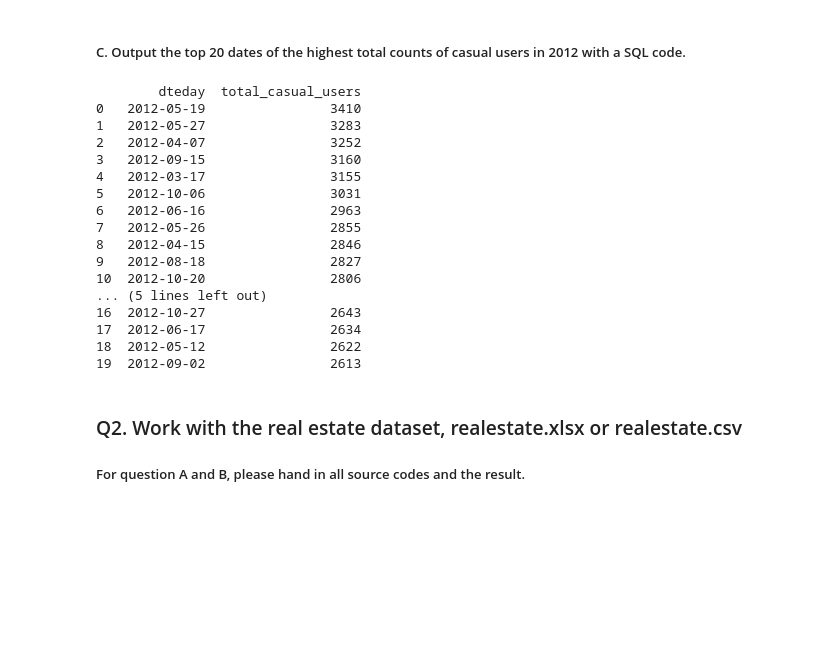
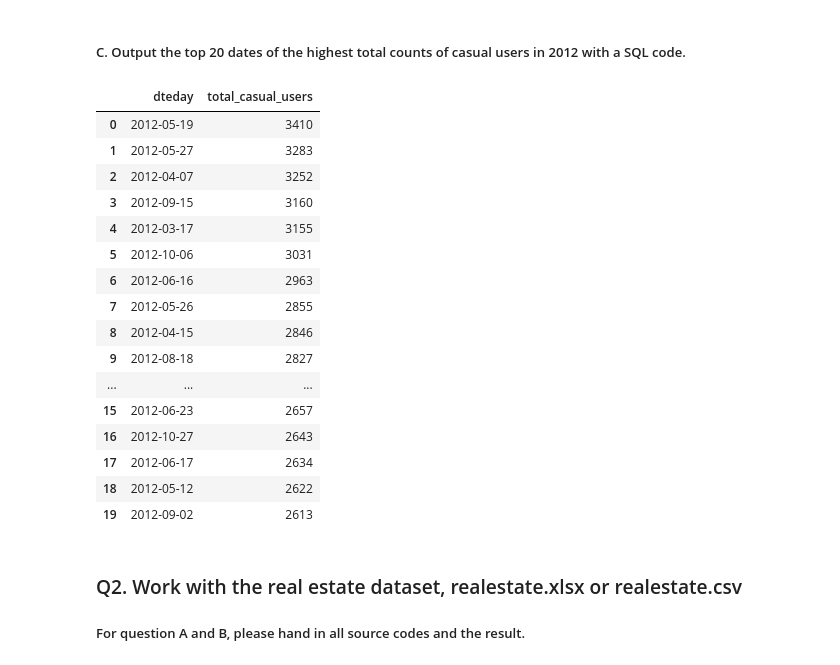
Before and after one commit to Rui-yu23/MBS-Final-exam, a Jupyter notebook: Final exam- Big data & quantitative methods.ipynb, the cells around one changed output. Drawn from its saved outputs; the diff is of its cells as text; code cells hidden in the pictures; blank space fills up the shorter version.

```diff
--- a/Final exam- Big data & quantitative methods.ipynb
+++ b/Final exam- Big data & quantitative methods.ipynb
@@ -78,26 +78,26 @@ df_top20_casual_users = pd.read_sql_query(
        group by bike.dteday
        order by total_casual_users desc
        limit 20;''', conn)
-# %%
-print(df_top20_casual_users)
-# %% [output]
-        dteday  total_casual_users
-0   2012-05-19                3410
-1   2012-05-27                3283
-2   2012-04-07                3252
-3   2012-09-15                3160
-4   2012-03-17                3155
-5   2012-10-06                3031
-6   2012-06-16                2963
-7   2012-05-26                2855
-8   2012-04-15                2846
-9   2012-08-18                2827
-10  2012-10-20                2806
-... (5 lines left out)
-16  2012-10-27                2643
-17  2012-06-17                2634
-18  2012-05-12                2622
-19  2012-09-02                2613
+# %%
+df_top20_casual_users
+# %% [output]
+|  | dteday | total_casual_users |
+| 0 | 2012-05-19 | 3410 |
+| 1 | 2012-05-27 | 3283 |
+| 2 | 2012-04-07 | 3252 |
+| 3 | 2012-09-15 | 3160 |
+| 4 | 2012-03-17 | 3155 |
+| 5 | 2012-10-06 | 3031 |
+| 6 | 2012-06-16 | 2963 |
+| 7 | 2012-05-26 | 2855 |
+| 8 | 2012-04-15 | 2846 |
+| 9 | 2012-08-18 | 2827 |
+| ... | ... | ... |
+| 15 | 2012-06-23 | 2657 |
+| 16 | 2012-10-27 | 2643 |
+| 17 | 2012-06-17 | 2634 |
+| 18 | 2012-05-12 | 2622 |
+| 19 | 2012-09-02 | 2613 |
 # %% [markdown]
 ### Q2. Work with the real estate dataset, realestate.xlsx or realestate.csv
 ##### For question A and B, please hand in all source codes and the result.
```
Also changed, not shown: parts of 35 cells of this notebook.
